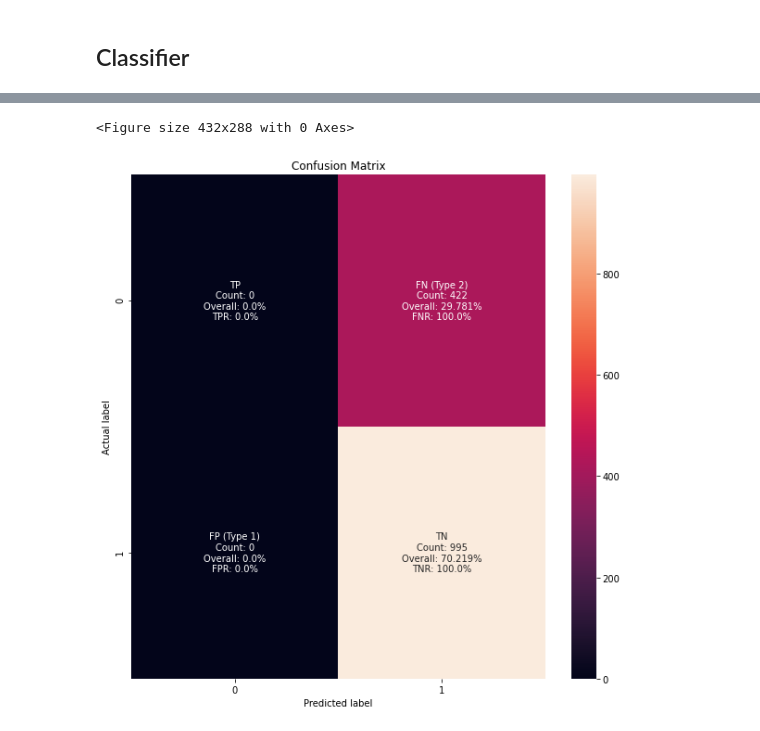
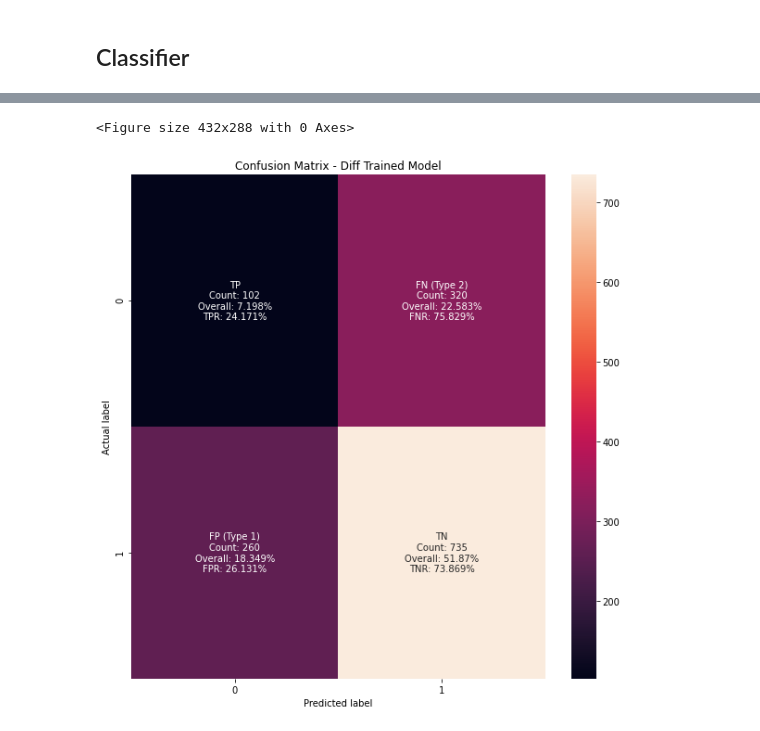
Before and after one commit to highproformas/dlv_groupwork, a Jupyter notebook: notebooks/Classifier.ipynb, the cells around one changed output, grey strips where cells are left out. Cells and saved outputs as stored; diff of their text form; code cells hidden in the pictures.

```diff
--- a/notebooks/Classifier.ipynb
+++ b/notebooks/Classifier.ipynb
@@ -330,6 +367,45 @@ You should consider upgrading via the '/usr/bin/python3 -m pip install --upgrade
+# %%
+import seaborn as sns
+
+
+def plot_cm(title, plot_dir, cm):
+    plt.clf()
+    plt.figure(figsize=(10,10))
+    total = np.sum(cm)
+    tp = cm[0][0]
+    fn = cm[0][1]
+    fp = cm[1][0]
+    tn = cm[1][1]
+    tp_o = np.round((tp / total)*100,3)
+    fn_o = np.round((fn / total)*100,3)
+    fp_o = np.round((fp / total)*100,3)
+    tn_o = np.round((tn / total)*100,3)
+    tp_c = np.round(max((tp / (tp + fn)), 0.0)*100,3)
+    fn_c = np.round(max((fn / (tp + fn)), 0.0)*100,3)
+    fp_c = np.round(max((fp / (fp + tn)), 0.0)*100,3)
+    tn_c = np.round(max((tn / (fp + tn)), 0.0)*100,3)
+    labels = np.array([[
+            f'TP\nCount: {tp}\nOverall: {tp_o}%\nTPR: {tp_c}%',
+            f'FN (Type 2)\nCount: {fn}\nOverall: {fn_o}%\nFNR: {fn_c}%'
+        ],[
+            f'FP (Type 1)\nCount: {fp}\nOverall: {fp_o}%\nFPR: {fp_c}%',
+            f'TN\nCount: {tn}\nOverall: {tn_o}%\nTNR: {tn_c}%'
+        ]])
+    sns.heatmap(cm, annot=labels, fmt='')
+    plt.title(f'Confusion Matrix - {title}')
+    plt.ylabel('Actual label')
+    plt.xlabel('Predicted label')
+    plt.savefig(os.path.join(plot_dir, f'cm_{timestamp}.png'))
+
+outpath = os.path.join('..', 'log')
+plot_dir1 = os.path.join(outpath, f'plots', 'diff')
+if not os.path.exists(plot_dir1):
+        os.makedirs(plot_dir1)
+plot_dir2 = os.path.join(outpath, f'plots', 'original')
+if not os.path.exists(plot_dir2):
+        os.makedirs(plot_dir2)
 # %%
-import seaborn as sns
-plot_cm(confusion_matrix(list(map(np.argmax, truelabels)), list(map(np.argmax, predictions))))
+plot_cm('Diff Trained Model', plot_dir1, confusion_matrix(list(map(np.argmax, truelabels1)), list(map(np.argmax, predictions1))))
 # %% [output]
 <Figure size 432x288 with 0 Axes>
-[figure, old version]
+[figure, new version]
```
Also changed, not shown: parts of 17 cells of this notebook, 1 other file.
